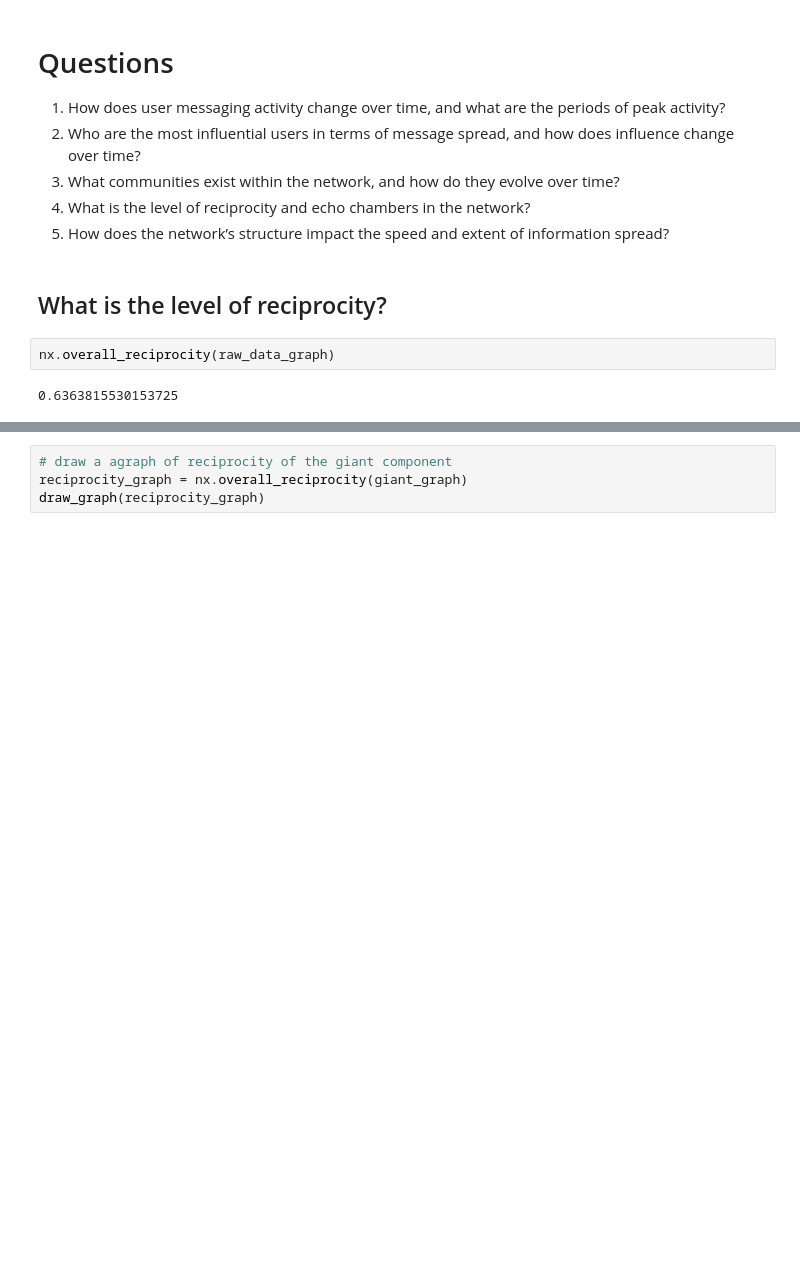
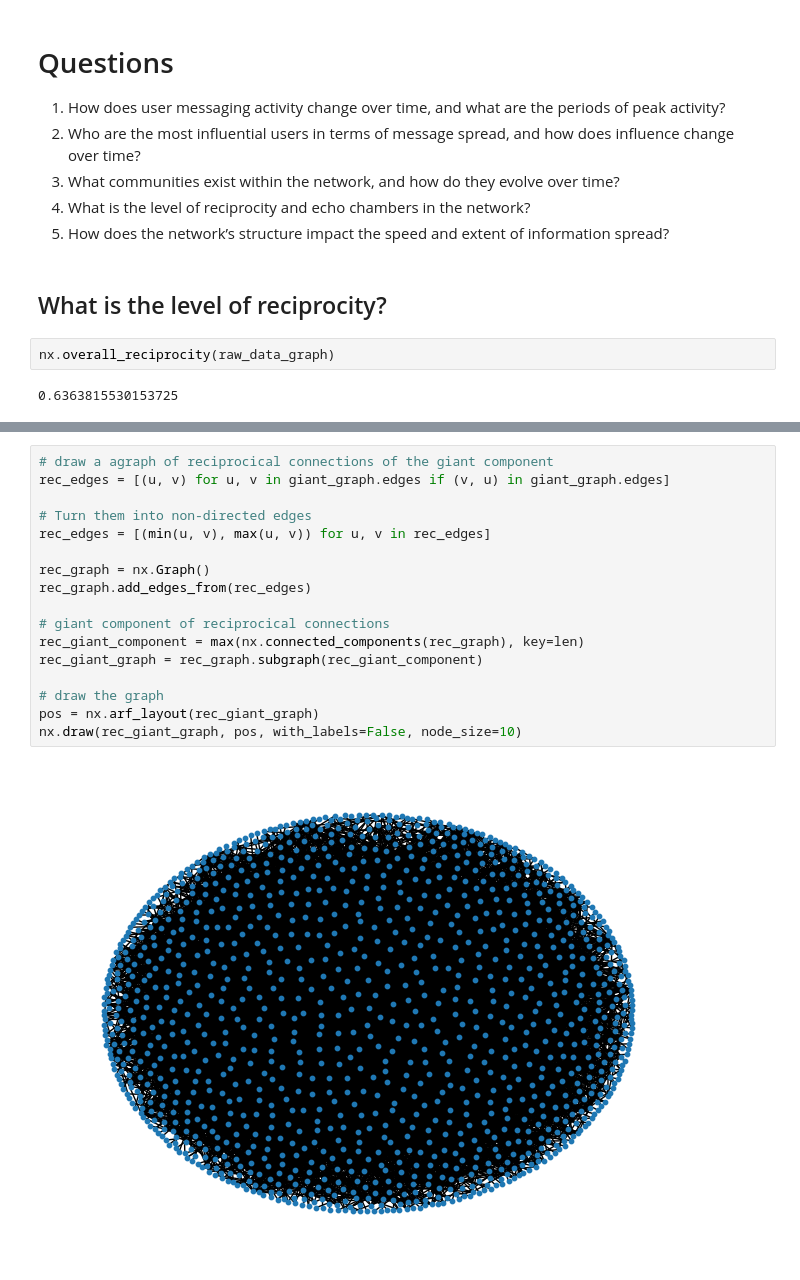
Before and after one commit to BambusControl/rug-sna-pizza-giving, a Jupyter notebook: college_msg_files/college_msg.ipynb, the cells around one changed output, grey strips where cells are left out. Drawn from its saved outputs; the diff is of its cells as text; blank space fills up the shorter version.

```diff
--- a/college_msg_files/college_msg.ipynb
+++ b/college_msg_files/college_msg.ipynb
@@ -310,4 +306,19 @@ KeyboardInterrupt:
 # %%
-# draw a agraph of reciprocity of the giant component
-reciprocity_graph = nx.overall_reciprocity(giant_graph)
-draw_graph(reciprocity_graph)
+# draw a agraph of reciprocical connections of the giant component
+rec_edges = [(u, v) for u, v in giant_graph.edges if (v, u) in giant_graph.edges]
+
+# Turn them into non-directed edges
+rec_edges = [(min(u, v), max(u, v)) for u, v in rec_edges]
+
+rec_graph = nx.Graph()
+rec_graph.add_edges_from(rec_edges)
+
+# giant component of reciprocical connections
+rec_giant_component = max(nx.connected_components(rec_graph), key=len)
+rec_giant_graph = rec_graph.subgraph(rec_giant_component)
+
+# draw the graph
+pos = nx.arf_layout(rec_giant_graph)
+nx.draw(rec_giant_graph, pos, with_labels=False, node_size=10)
+# %% [output]
+[figure, added]
```
Also changed, not shown: parts of 4 cells of this notebook.
